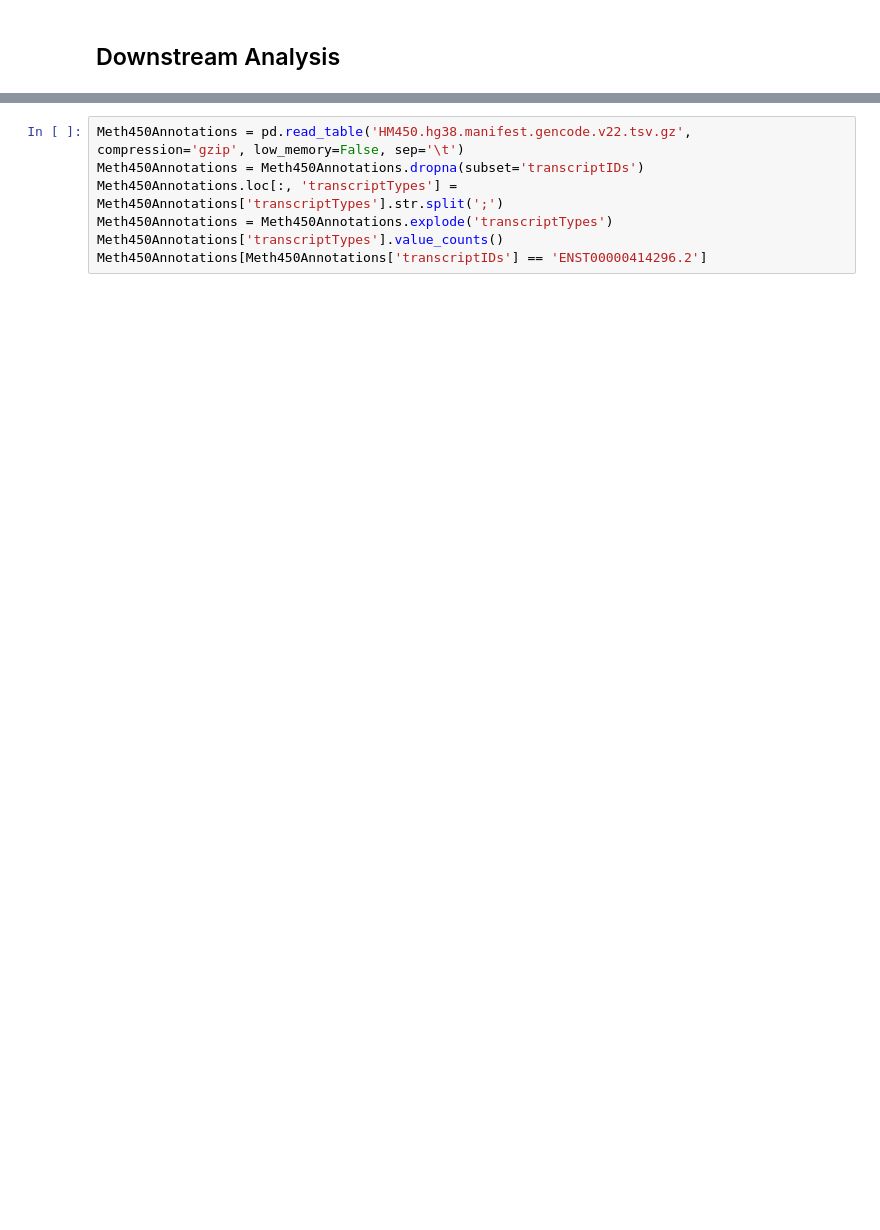
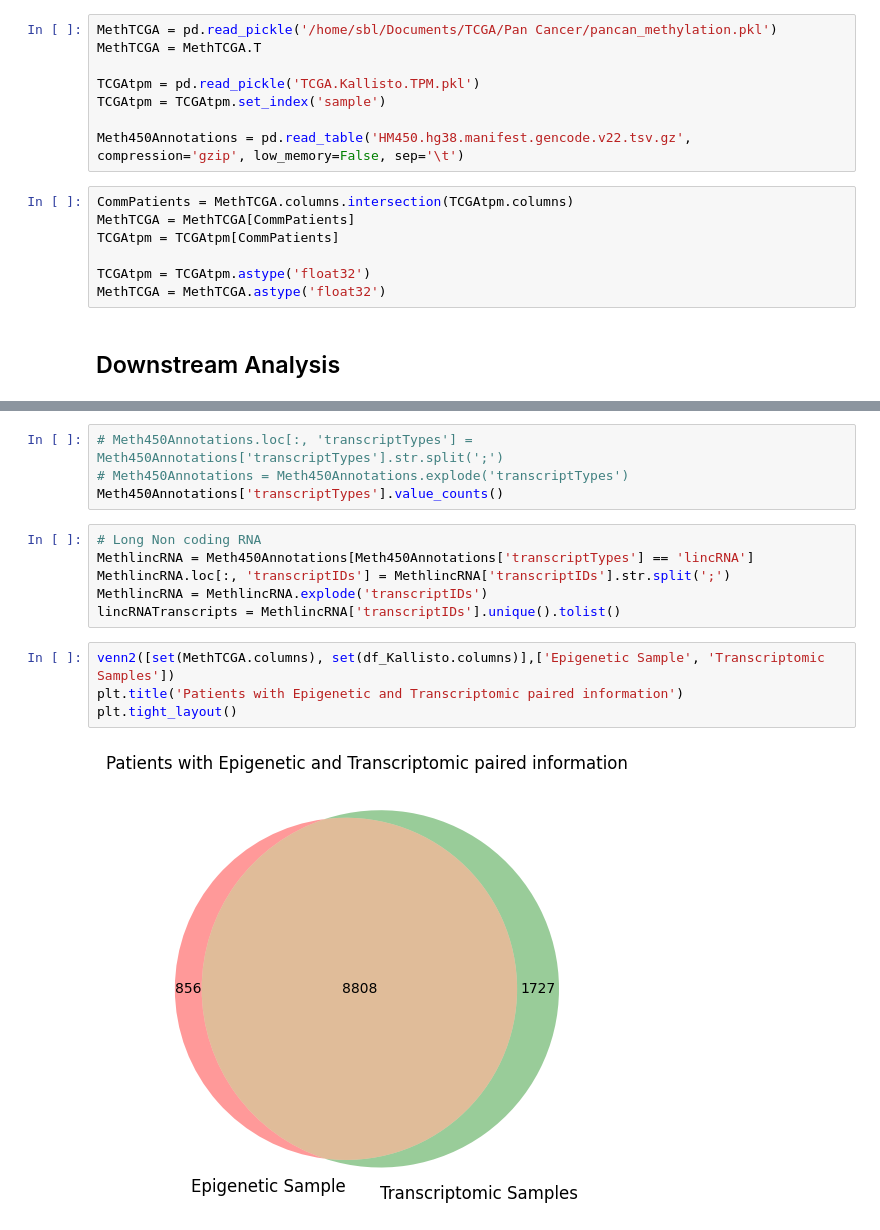
Before and after one commit to ansarahmadjaved/methpred, a Jupyter notebook: main.ipynb, the cells around one changed output, grey strips where cells are left out. Saved outputs shown, nothing was run; the diff lists cells and outputs as text; blank space fills up the shorter version.

```diff
--- a/main.ipynb
+++ b/main.ipynb
@@ -33,2 +41,17 @@ PearsonRResult(statistic=0.8393262416703067, pvalue=0.0)
+# %%
+MethTCGA = pd.read_pickle('/home/sbl/Documents/TCGA/Pan Cancer/pancan_methylation.pkl')
+MethTCGA = MethTCGA.T
+
+TCGAtpm = pd.read_pickle('TCGA.Kallisto.TPM.pkl')
+TCGAtpm = TCGAtpm.set_index('sample')
+
+Meth450Annotations = pd.read_table('HM450.hg38.manifest.gencode.v22.tsv.gz', compression='gzip', low_memory=False, sep='\t')
+# %%
+CommPatients = MethTCGA.columns.intersection(TCGAtpm.columns)
+MethTCGA = MethTCGA[CommPatients]
+TCGAtpm = TCGAtpm[CommPatients]
+
+TCGAtpm = TCGAtpm.astype('float32')
+MethTCGA = MethTCGA.astype('float32')
 # %% [markdown]
 ## Downstream Analysis
@@ -35,7 +63,16 @@ PearsonRResult(statistic=0.8393262416703067, pvalue=0.0)
 # %%
-Meth450Annotations = pd.read_table('HM450.hg38.manifest.gencode.v22.tsv.gz', compression='gzip', low_memory=False, sep='\t')
-Meth450Annotations = Meth450Annotations.dropna(subset='transcriptIDs')
-Meth450Annotations.loc[:, 'transcriptTypes'] = Meth450Annotations['transcriptTypes'].str.split(';')
-Meth450Annotations = Meth450Annotations.explode('transcriptTypes')
+# Meth450Annotations.loc[:, 'transcriptTypes'] = Meth450Annotations['transcriptTypes'].str.split(';')
+# Meth450Annotations = Meth450Annotations.explode('transcriptTypes')
 Meth450Annotations['transcriptTypes'].value_counts()
-Meth450Annotations[Meth450Annotations['transcriptIDs'] == 'ENST00000414296.2']
+# %%
+# Long Non coding RNA
+MethlincRNA = Meth450Annotations[Meth450Annotations['transcriptTypes'] == 'lincRNA']
+MethlincRNA.loc[:, 'transcriptIDs'] = MethlincRNA['transcriptIDs'].str.split(';')
+MethlincRNA = MethlincRNA.explode('transcriptIDs')
+lincRNATranscripts = MethlincRNA['transcriptIDs'].unique().tolist()
+# %%
+venn2([set(MethTCGA.columns), set(df_Kallisto.columns)],['Epigenetic Sample', 'Transcriptomic Samples'])
+plt.title('Patients with Epigenetic and Transcriptomic paired information')
+plt.tight_layout()
+# %% [output]
+[figure, added]
```
Also changed, not shown: parts of 24 cells of this notebook, 1 other file.
